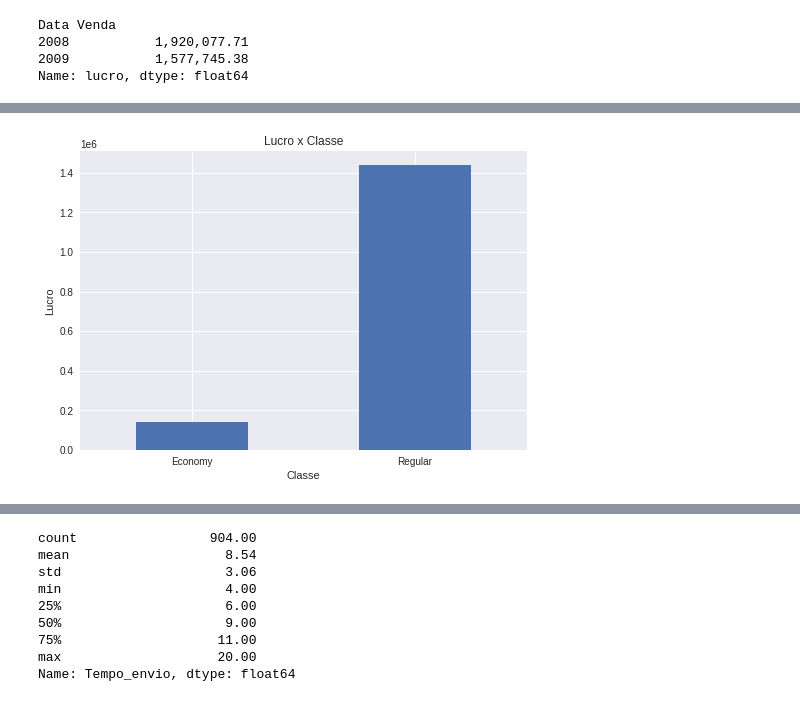
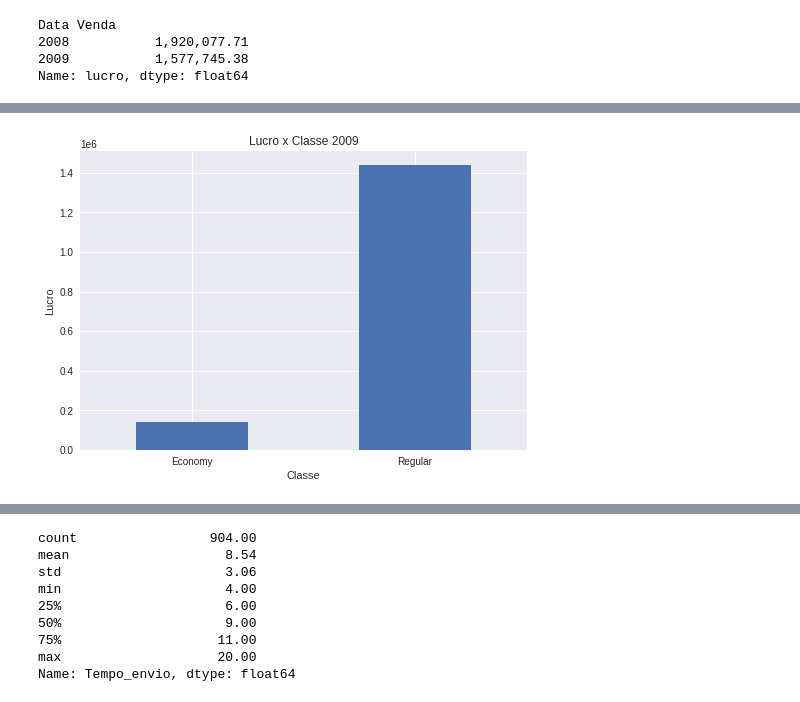
Before and after one commit to EloiTakeuchi/Shared, a Jupyter notebook: Projeto_Aprendendo_Pandas.ipynb, the cells around one changed output, grey strips where cells are left out. Saved outputs shown, nothing was run; the diff lists cells and outputs as text; code cells hidden in the pictures.

```diff
--- a/Projeto_Aprendendo_Pandas.ipynb
+++ b/Projeto_Aprendendo_Pandas.ipynb
@@ -232,7 +320,7 @@ plt.xticks(rotation='horizontal');
 # %%
-df_2009.groupby("Classe")["lucro"].sum().plot.bar(title="Lucro x Classe")
+df_2009.groupby("Classe")["lucro"].sum().plot.bar(title="Lucro x Classe 2009")
 plt.xlabel("Classe")
 plt.ylabel("Lucro")
 plt.xticks(rotation='horizontal');
 # %% [output]
-[figure, old version]
+[figure, new version]
```
Also changed, not shown: parts of 30 cells of this notebook.
